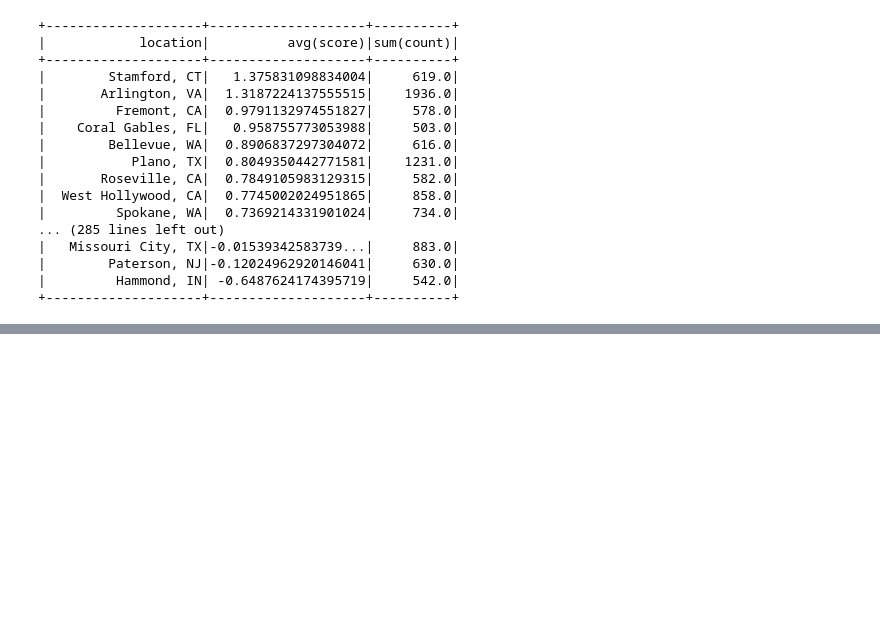
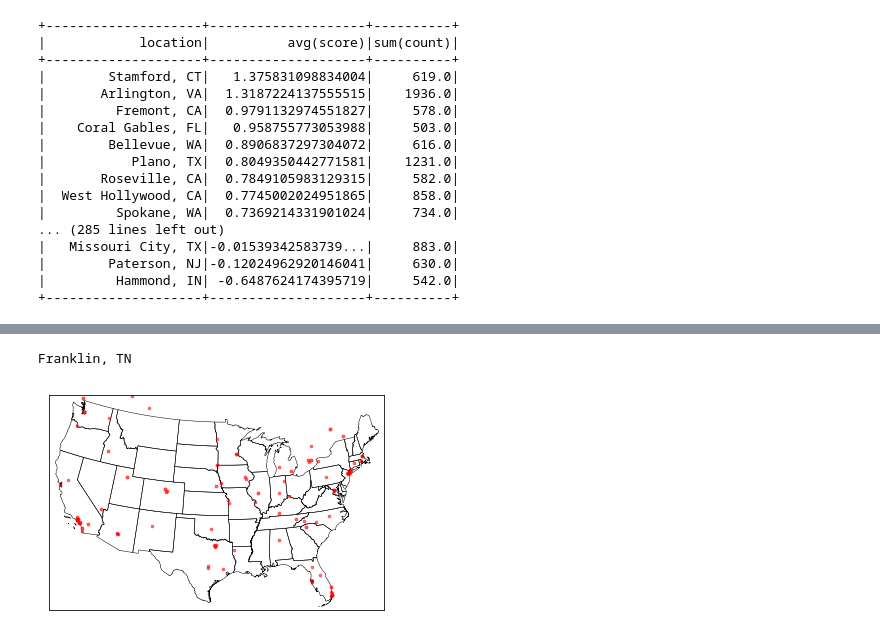
Before and after one commit to SayHiRay/distributed-sentiment-analysis-on-twitter-data, a Jupyter notebook: analysis.ipynb, the cells around one changed output, grey strips where cells are left out. Saved outputs shown, nothing was run; the diff lists cells and outputs as text; code cells hidden in the pictures; blank space fills up the shorter version.

Commit message:
tried to visualize the result. But feeling tedious and is not done yet

```diff
--- a/analysis.ipynb
+++ b/analysis.ipynb
@@ -483,0 +493,2 @@ df_ngram_cv_idf_lsvc.groupBy('location').agg({'score': 'avg', 'count': 'sum'}).f
+# %%
+df_result_lr = df_ngram_cv_idf_lr.groupBy('location').agg({'prediction': 'avg', 'count': 'sum'}).filter(col('sum(count)') > MIN_TWEETS_COUNT).sort('avg(prediction)', ascending=False)
@@ -483,0 +508,30 @@ df_ngram_cv_idf_lsvc.groupBy('location').agg({'score': 'avg', 'count': 'sum'}).f
+# %%
+cities = []
+for row in df_result_lr.collect():
+    cities.append([row.location, float(row['avg(prediction)'])])
+# %%
+scale = 5
+
+map = Basemap(llcrnrlon=-119,llcrnrlat=22,urcrnrlon=-64,urcrnrlat=49,
+        projection='lcc',lat_1=32,lat_2=45,lon_0=-95)
+
+# load the shapefile, use the name 'states'
+map.readshapefile('./st99_d00', name='states', drawbounds=True)
+
+# Get the location of each city and plot it
+geolocator = Nominatim()
+for (city, score) in cities[:100]:
+    try:
+        loc = geolocator.geocode(city)
+    except:
+        print("Except happened in geocoding {}".format(city))
+        continue
+    if loc is None:
+        print(city)
+        continue
+    x, y = map(loc.longitude, loc.latitude)
+    map.plot(x,y,marker='o',color='Red',markersize=score**2*scale,alpha=score**2)
+plt.show()
+# %% [output]
+Franklin, TN
+[figure, added]
```
Also changed, not shown: parts of 5 cells of this notebook, 3 other files.
